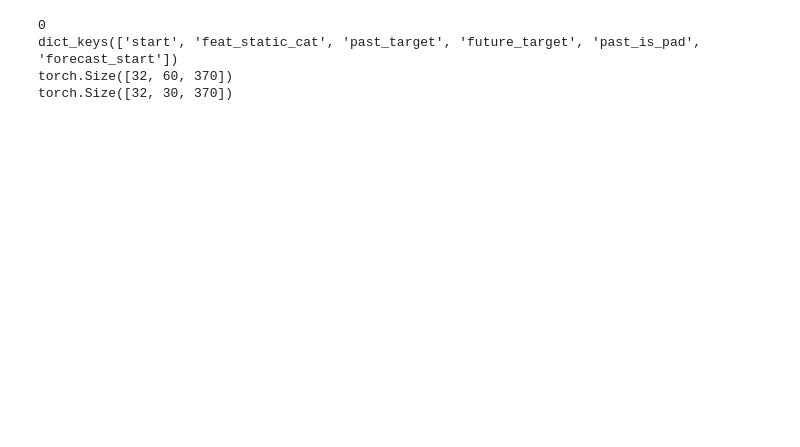
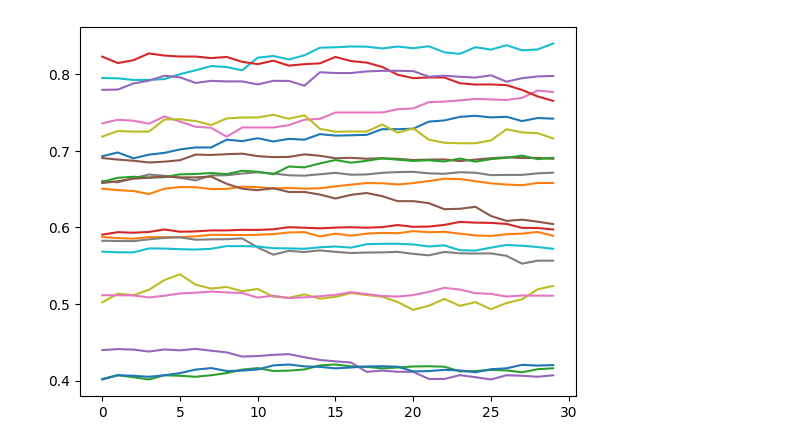
Before and after one commit to KevinRojas1499/variational-sb, a Jupyter notebook: time_series.ipynb, the cells around one changed output. Cells and saved outputs as stored; diff of their text form; code cells hidden in the pictures; blank space fills up the shorter version.

```diff
--- a/time_series.ipynb
+++ b/time_series.ipynb
@@ -139,15 +28,16 @@ helllo
 # %%
+train_dataloader, test_dataloader, metadata = ts_ds.get_transformed_dataset('exchange_rate',32,20)
 i = 0
 for batch in train_dataloader:
-    print(i)
-    print(batch.keys())
-    print(batch['past_target'].shape)
-    print(batch['future_target'].shape)
-    if i == 0:
-        break
-    i+=1
+    # print(i)
+    # print(batch.keys())
+    # print(batch['past_target'].shape)
+    # print(batch['future_target'].shape)
+    past = batch['past_target']
+    idx = torch.arange(past.shape[1]).cpu()
+    plt.plot(idx, past[i,:,0])
+    # if i == 0:
+    #     break
+    # i+=1
 # %% [output]
-0
-dict_keys(['start', 'feat_static_cat', 'past_target', 'future_target', 'past_is_pad', 'forecast_start'])
-torch.Size([32, 60, 370])
-torch.Size([32, 30, 370])
+[figure, added]
```
Also changed, not shown: parts of 7 cells of this notebook, 6 other files.
